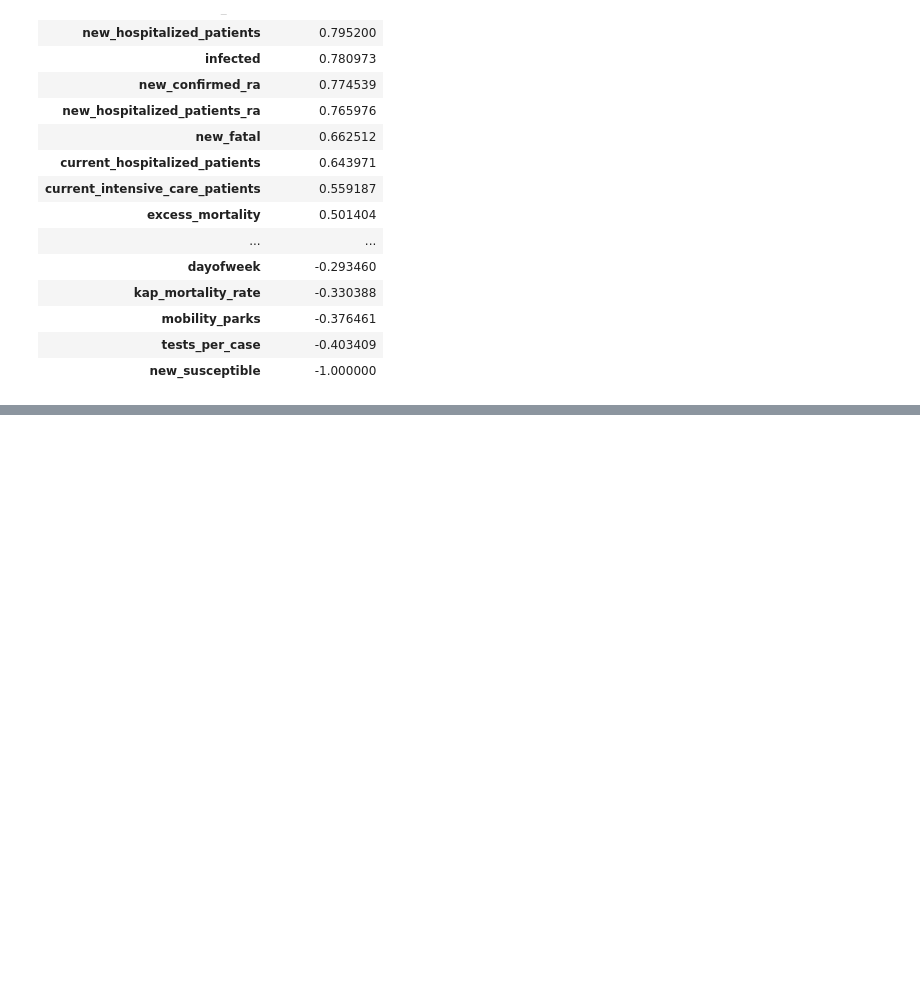
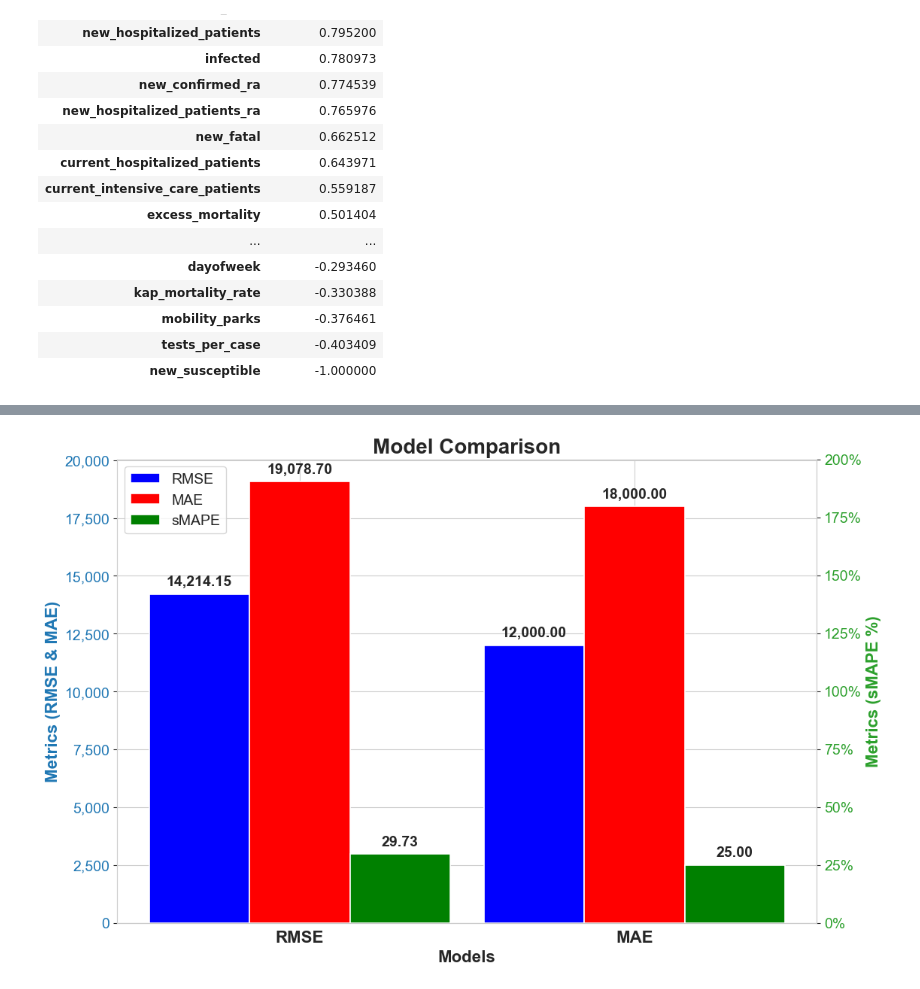
Before and after one commit to scelarek/CovidCast, a Jupyter notebook: Capstone/2. COVIDCast EDA.ipynb, the cells around one changed output, grey strips where cells are left out. Drawn from its saved outputs; the diff is of its cells as text; code cells hidden in the pictures; blank space fills up the shorter version.

```diff
--- a/Capstone/2. COVIDCast EDA.ipynb
+++ b/Capstone/2. COVIDCast EDA.ipynb
@@ -450,0 +415,54 @@ plt.show()
+# %%
+import seaborn as sns
+
+# Redefining the annotate_bars function
+def annotate_bars(rects, ax, spacing=5):
+    for rect in rects:
+        y_value = rect.get_height()
+        ax.annotate(f'{y_value:,.2f}',
+                    xy=(rect.get_x() + rect.get_width() / 2, y_value),
+                    xytext=(0, spacing),
+                    textcoords='offset points',
+                    ha='center', va='bottom', fontweight='bold')
+
+
+# Set Seaborn style
+sns.set_style("whitegrid")
+
+# Plotting the graph with the desired modifications
+fig, ax1 = plt.subplots(figsize=(12, 8))
+
+# Increase text size
+plt.rcParams.update({'font.size': 14})
+color = 'tab:blue'
+ax1.set_xlabel('Models', fontweight='bold', fontsize=16)
+ax1.set_ylabel('Metrics (RMSE & MAE)', fontweight='bold', color=color, fontsize=16)
+rects1 = ax1.bar(x - width, rmse_scores, width, label='RMSE', color='b', edgecolor='white', linewidth=1.2)
+rects2 = ax1.bar(x, mae_scores, width, label='MAE', color='r', edgecolor='white', linewidth=1.2)
+ax1.tick_params(axis='y', labelcolor=color)
+ax1.set_xticks(x)
+ax1.set_xticklabels(labels, fontweight='bold', fontsize=16)
+ax1.get_yaxis().set_major_formatter(plt.FuncFormatter(lambda x, loc: "{:,}".format(int(x))))
+
+ax2 = ax1.twinx()
+ax2.set_ylim(0, 200)
+ax2.set_ylabel('Metrics (sMAPE %)', fontweight='bold', color='tab:green', fontsize=16)
+ax2.get_yaxis().set_major_formatter(plt.FuncFormatter(lambda x, loc: "{:.0%}".format(x/100)))
+rects3 = ax2.bar(x + width, smape_scores, width, label='sMAPE', color='g', edgecolor='white', linewidth=1.2)
+ax2.tick_params(axis='y', labelcolor='tab:green')
+
+# Removing grid lines for the second axis
+ax2.grid(False)
+
+annotate_bars(rects1, ax1)
+annotate_bars(rects2, ax1)
+annotate_bars(rects3, ax2)
+
+plt.title("Model Comparison", fontweight='bold', fontsize=20)
+lines, labels = ax1.get_legend_handles_labels()
+lines2, labels2 = ax2.get_legend_handles_labels()
+ax2.legend(lines + lines2, labels + labels2, loc='upper left', fontsize=14)
+
+plt.show()
+# %% [output]
+[figure, added]
```
Also changed, not shown: parts of 1 cell of this notebook, 5 other files.
